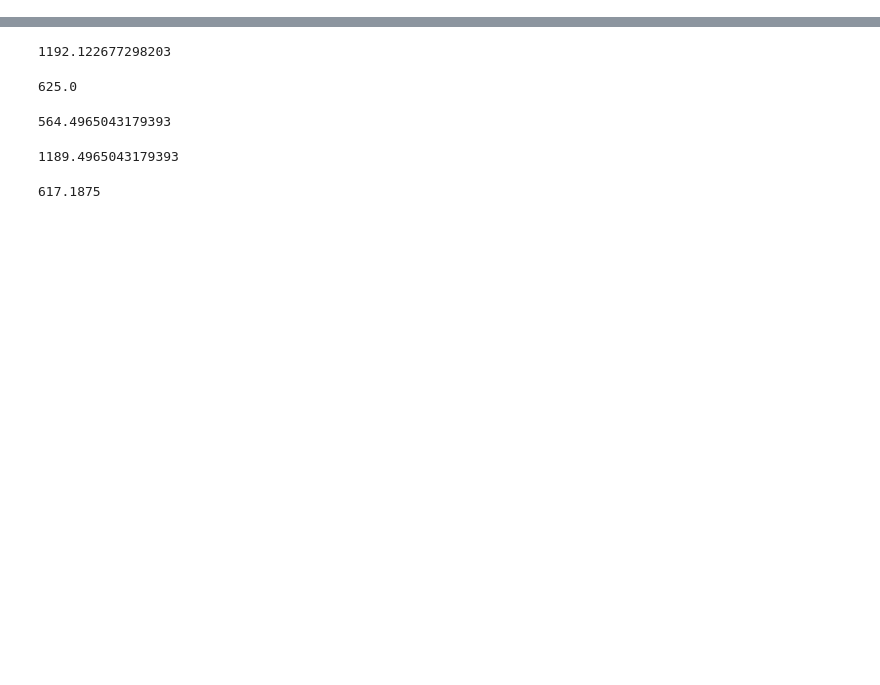
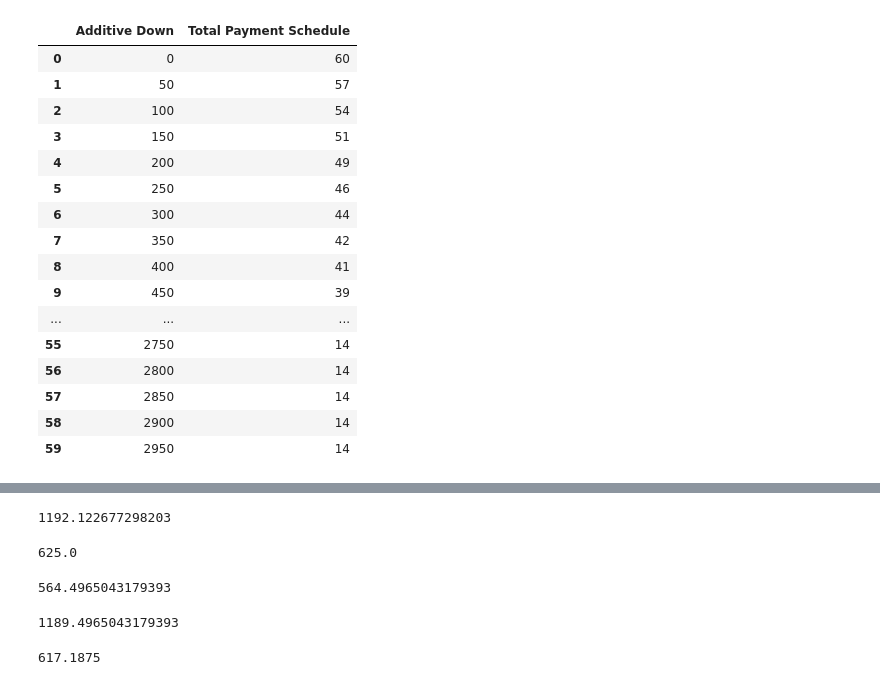
Before and after one commit to jshinm/mortgage_analysis, a Jupyter notebook: loan_payment_schedule.ipynb, the cells around one changed output, grey strips where cells are left out. Drawn from its saved outputs; the diff is of its cells as text; code cells hidden in the pictures; blank space fills up the shorter version.

```diff
--- a/loan_payment_schedule.ipynb
+++ b/loan_payment_schedule.ipynb
@@ -60,0 +78,20 @@ def generate_amortization_table(P,r,n,additive=0):
+# %%
+df
+# %% [output]
+|  | Additive Down | Total Payment Schedule |
+| 0 | 0 | 60 |
+| 1 | 50 | 57 |
+| 2 | 100 | 54 |
+| 3 | 150 | 51 |
+| 4 | 200 | 49 |
+| 5 | 250 | 46 |
+| 6 | 300 | 44 |
+| 7 | 350 | 42 |
+| 8 | 400 | 41 |
+| 9 | 450 | 39 |
+| ... | ... | ... |
+| 55 | 2750 | 14 |
+| 56 | 2800 | 14 |
+| 57 | 2850 | 14 |
+| 58 | 2900 | 14 |
+| 59 | 2950 | 14 |
```
Also changed, not shown: parts of 4 cells of this notebook.
